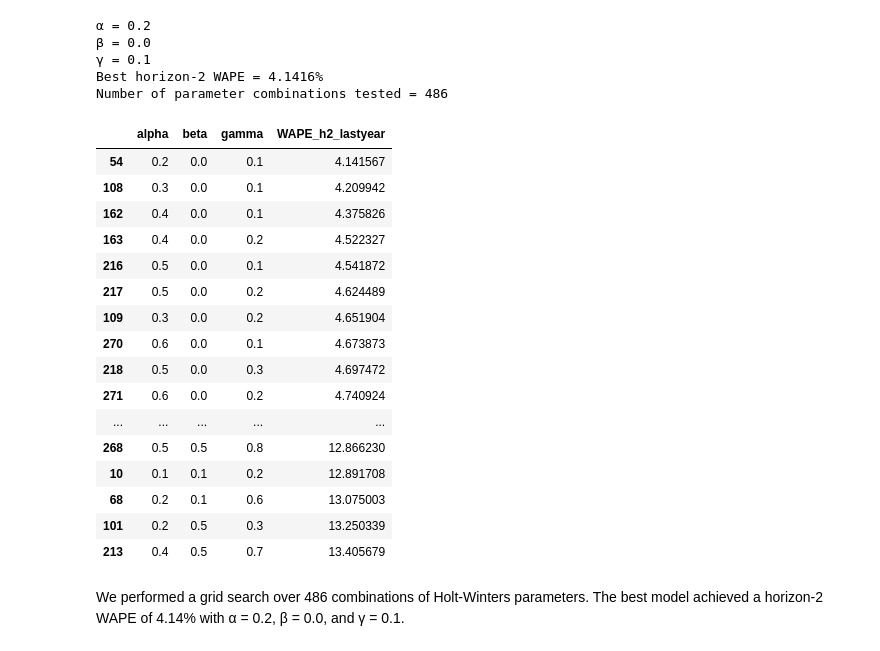
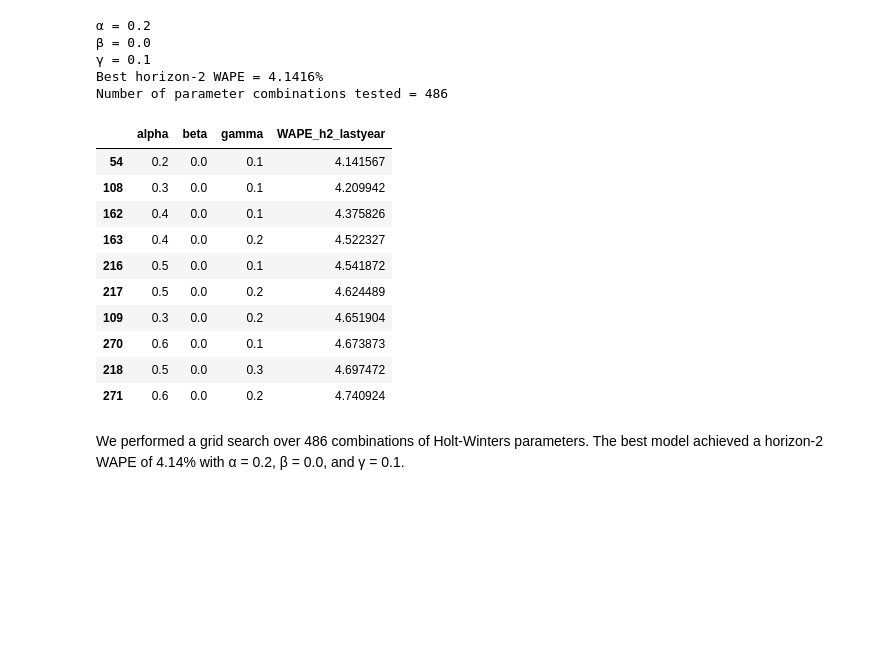
Before and after one commit to berbomeister/ws1-project, a Jupyter notebook: init_with_v2.ipynb, the cells around one changed output. Drawn from its saved outputs; the diff is of its cells as text; code cells hidden in the pictures; blank space fills up the shorter version.

```diff
--- a/init_with_v2.ipynb
+++ b/init_with_v2.ipynb
@@ -958,25 +941,19 @@ Best horizon-2 WAPE = 4.1416%
 Number of parameter combinations tested = 486
 # %%
 res_df = pd.DataFrame(results, columns=["alpha","beta","gamma","WAPE_h2_lastyear"])
-res_df.sort_values("WAPE_h2_lastyear")
+res_df.sort_values("WAPE_h2_lastyear").head(10)
 # %% [output]
 |  | alpha | beta | gamma | WAPE_h2_lastyear |
 | 54 | 0.2 | 0.0 | 0.1 | 4.141567 |
 | 108 | 0.3 | 0.0 | 0.1 | 4.209942 |
 | 162 | 0.4 | 0.0 | 0.1 | 4.375826 |
 | 163 | 0.4 | 0.0 | 0.2 | 4.522327 |
 | 216 | 0.5 | 0.0 | 0.1 | 4.541872 |
 | 217 | 0.5 | 0.0 | 0.2 | 4.624489 |
 | 109 | 0.3 | 0.0 | 0.2 | 4.651904 |
 | 270 | 0.6 | 0.0 | 0.1 | 4.673873 |
 | 218 | 0.5 | 0.0 | 0.3 | 4.697472 |
 | 271 | 0.6 | 0.0 | 0.2 | 4.740924 |
-| ... | ... | ... | ... | ... |
-| 268 | 0.5 | 0.5 | 0.8 | 12.866230 |
-| 10 | 0.1 | 0.1 | 0.2 | 12.891708 |
-| 68 | 0.2 | 0.1 | 0.6 | 13.075003 |
-| 101 | 0.2 | 0.5 | 0.3 | 13.250339 |
-| 213 | 0.4 | 0.5 | 0.7 | 13.405679 |
 # %% [markdown]
 We performed a grid search over 486 combinations of Holt-Winters parameters.
 The best model achieved a horizon-2 WAPE of 4.14% with α = 0.2, β = 0.0, and γ = 0.1.
```
Also changed, not shown: parts of 13 cells of this notebook.
